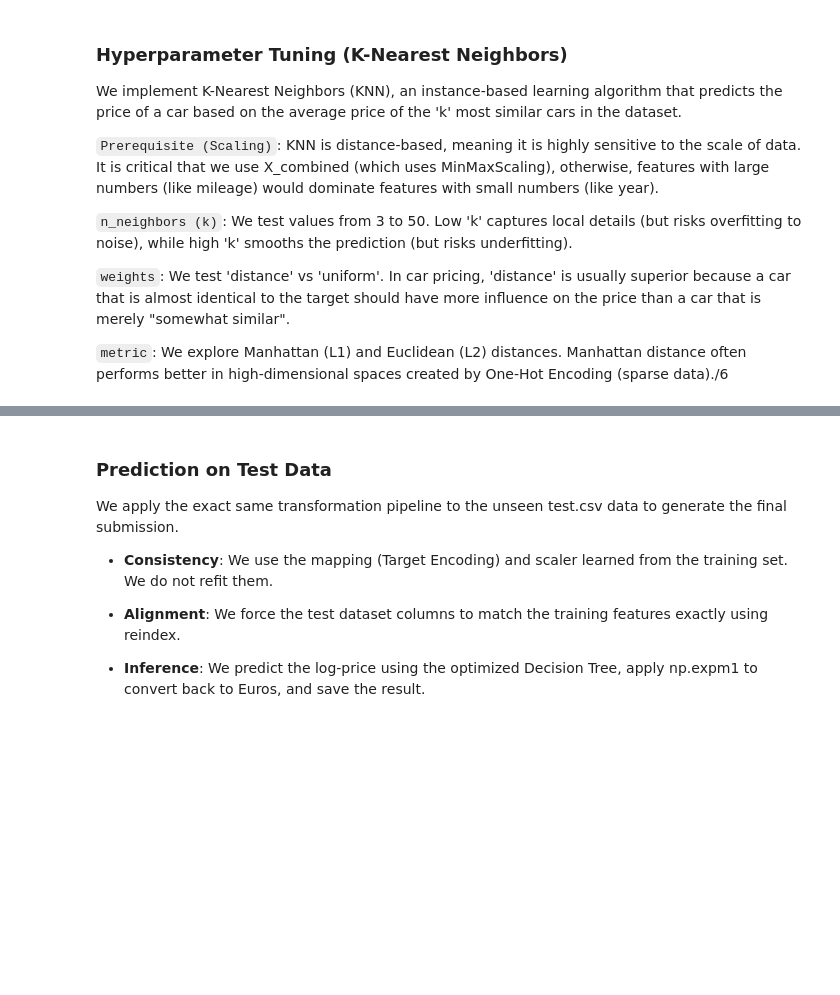
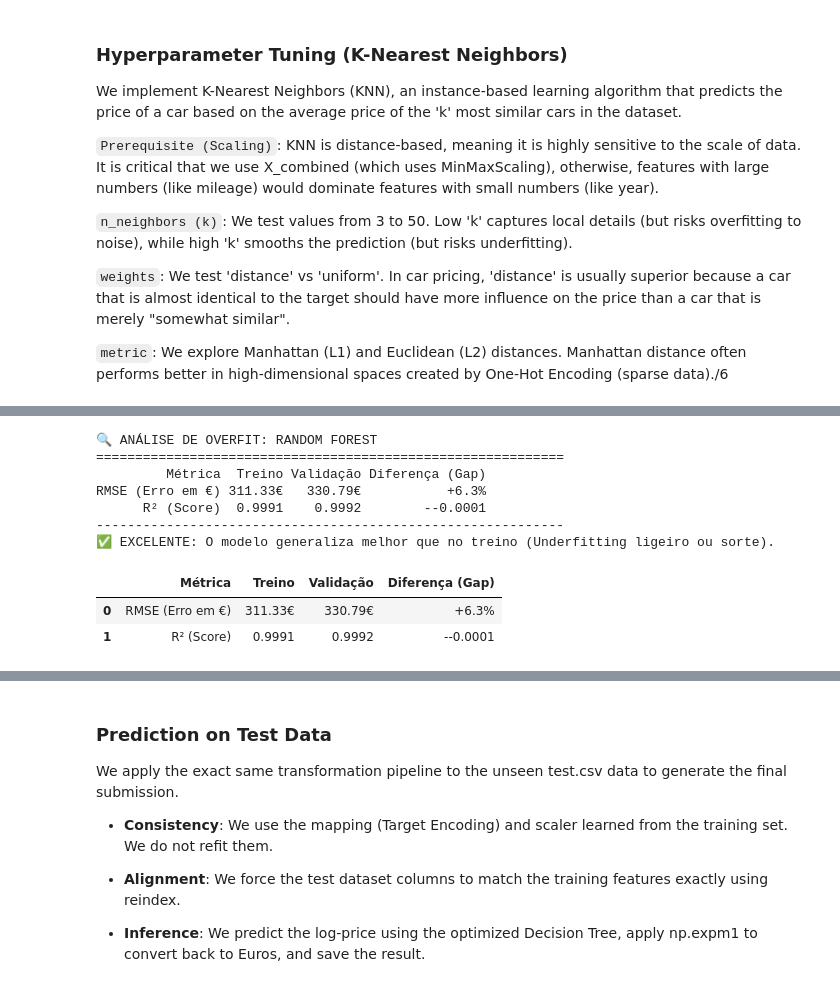
Before and after one commit to rodbarretoteixeira/ProjetoML, a Jupyter notebook: LR_RF.ipynb, the cells around one changed output, grey strips where cells are left out. Drawn from its saved outputs; the diff is of its cells as text; code cells hidden in the pictures; blank space fills up the shorter version.

```diff
--- a/LR_RF.ipynb
+++ b/LR_RF.ipynb
@@ -1052,0 +1559,13 @@ best_knn = random_search_knn.best_estimator_
+# %%
+check_overfitting(best_knn, X_train_scaled, y_train, X_val_scaled, y_val, "Random Forest")
+# %% [output]
+🔍 ANÁLISE DE OVERFIT: RANDOM FOREST
+============================================================
+         Métrica  Treino Validação Diferença (Gap)
+RMSE (Erro em €) 311.33€   330.79€           +6.3%
+      R² (Score)  0.9991    0.9992        --0.0001
+------------------------------------------------------------
+✅ EXCELENTE: O modelo generaliza melhor que no treino (Underfitting ligeiro ou sorte).
+|  | Métrica | Treino | Validação | Diferença (Gap) |
+| 0 | RMSE (Erro em €) | 311.33€ | 330.79€ | +6.3% |
+| 1 | R² (Score) | 0.9991 | 0.9992 | --0.0001 |
```
Also changed, not shown: parts of 57 cells of this notebook.
